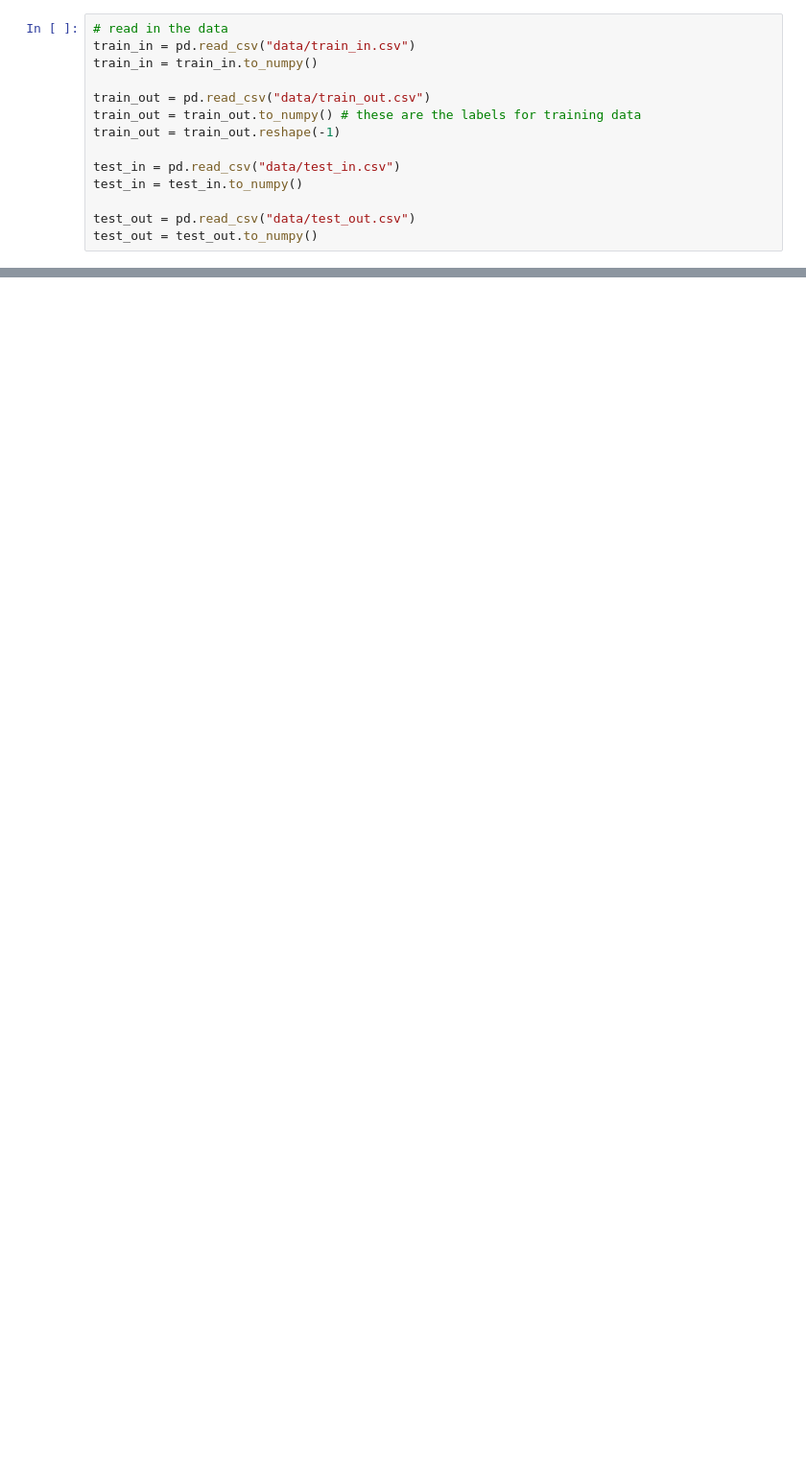
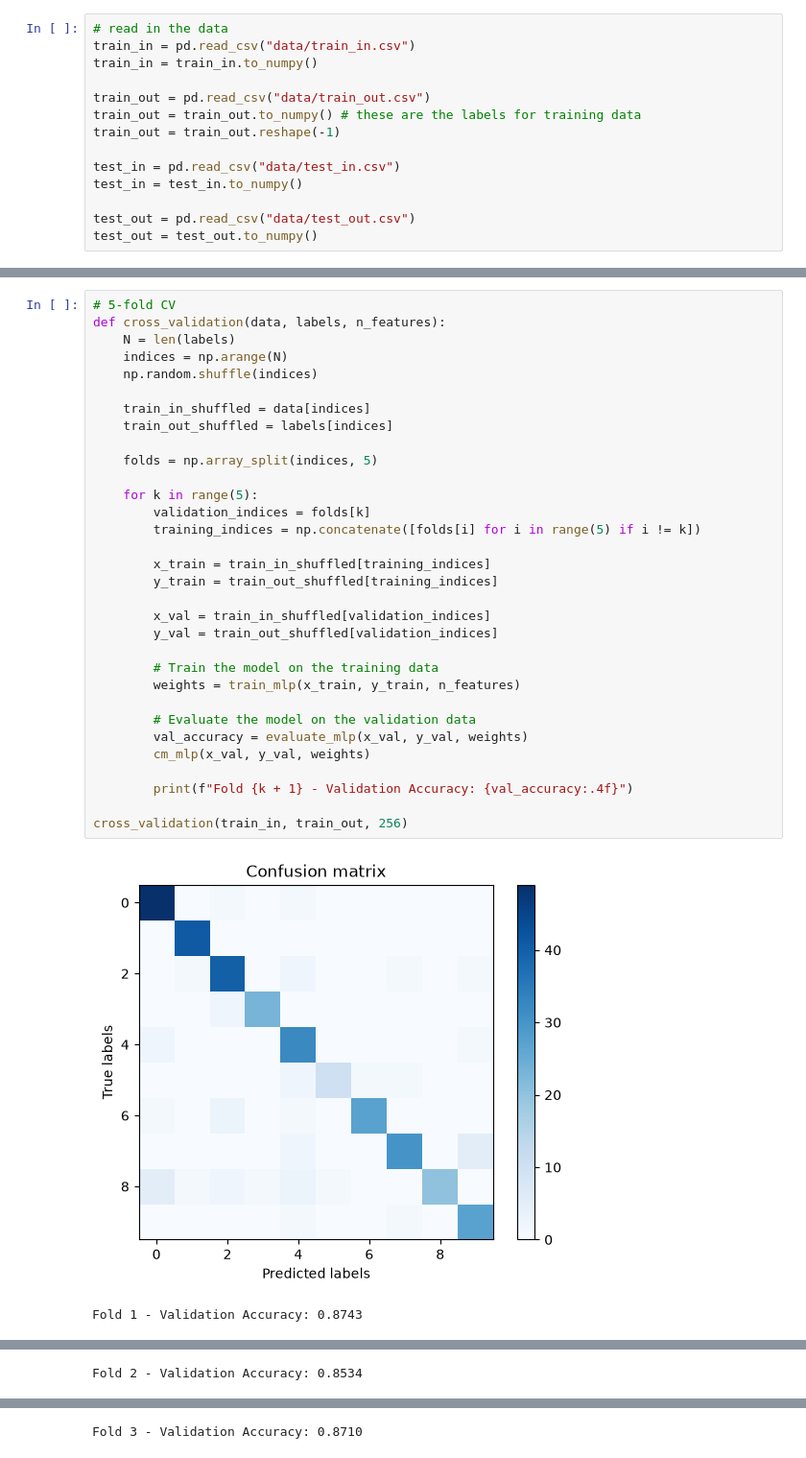
Before and after one commit to kae-vm/learning-deeply, a Jupyter notebook: Assignment_0/Task_2.ipynb, the cells around one changed output, grey strips where cells are left out. Shown at 96% size. Drawn from its saved outputs; the diff is of its cells as text; blank space fills up the shorter version.

Commit message:
Skeleton of the MLP is done, trying to improve the accuracy now

```diff
--- a/Assignment_0/Task_2.ipynb
+++ b/Assignment_0/Task_2.ipynb
@@ -52,0 +62,35 @@ print(accuracy)
+# %%
+# 5-fold CV
+def cross_validation(data, labels, n_features):
+    N = len(labels)
+    indices = np.arange(N)
+    np.random.shuffle(indices)
+
+    train_in_shuffled = data[indices]
+    train_out_shuffled = labels[indices]
+
+    folds = np.array_split(indices, 5)
+
+    for k in range(5):
+        validation_indices = folds[k]
+        training_indices = np.concatenate([folds[i] for i in range(5) if i != k])
+
+        x_train = train_in_shuffled[training_indices]
+        y_train = train_out_shuffled[training_indices]
+
+        x_val = train_in_shuffled[validation_indices]
+        y_val = train_out_shuffled[validation_indices]
+
+        # Train the model on the training data
+        weights = train_mlp(x_train, y_train, n_features)
+
+        # Evaluate the model on the validation data
+        val_accuracy = evaluate_mlp(x_val, y_val, weights)
+        cm_mlp(x_val, y_val, weights)
+
+        print(f"Fold {k + 1} - Validation Accuracy: {val_accuracy:.4f}")
+
+cross_validation(train_in, train_out, 256)
+# %% [output]
+[figure, added]
+Fold 1 - Validation Accuracy: 0.8743
@@ -52,0 +98 @@ print(accuracy)
+Fold 2 - Validation Accuracy: 0.8534
@@ -52,0 +100 @@ print(accuracy)
+Fold 3 - Validation Accuracy: 0.8710
```
Also changed, not shown: parts of 12 cells of this notebook.
